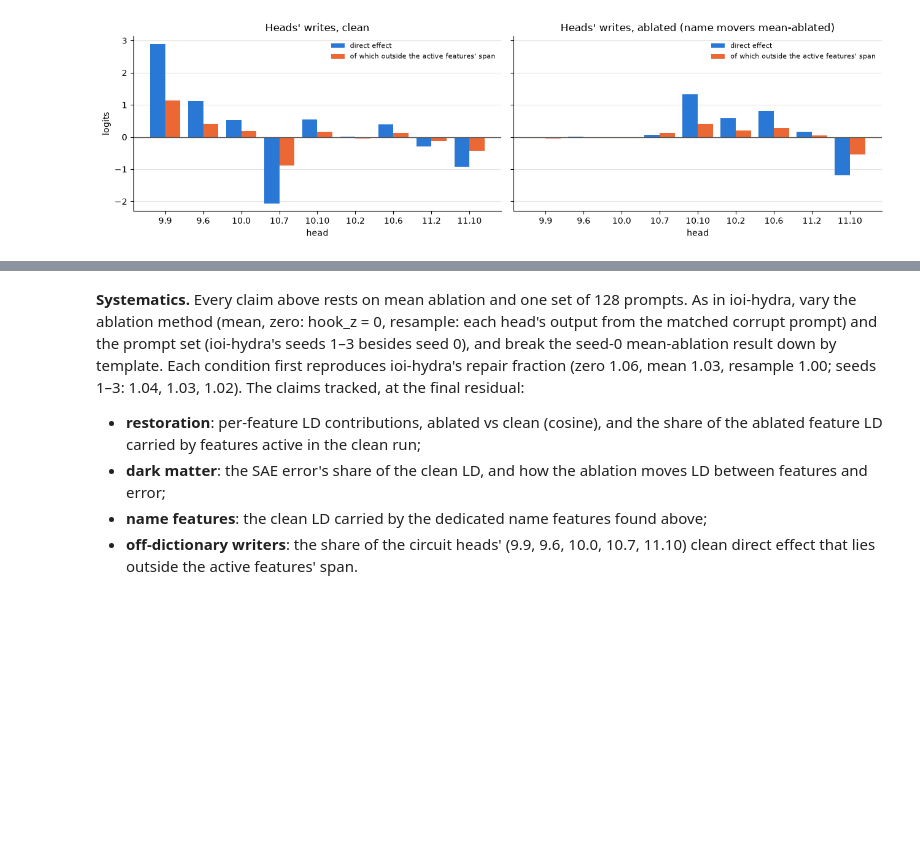
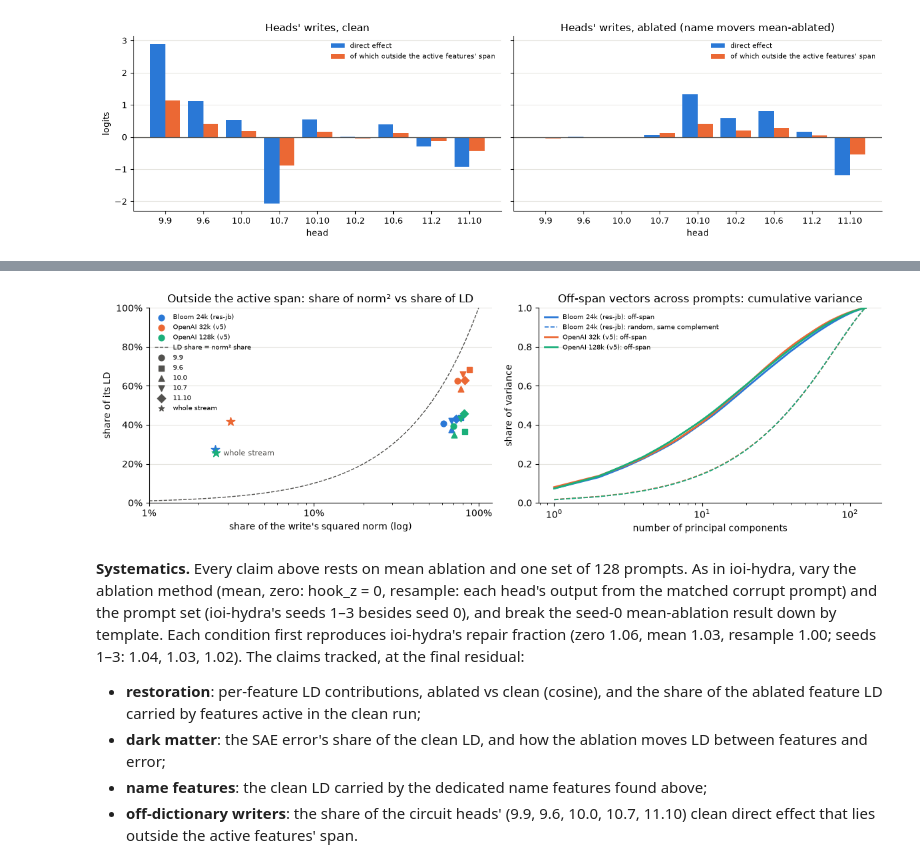
Before and after one commit to rreece/gpt2-atlas, a Jupyter notebook: notebooks/atlas.ipynb, the cells around one changed output, grey strips where cells are left out. Cells and saved outputs as stored; diff of their text form; code cells hidden in the pictures; blank space fills up the shorter version.

Commit message:
IOI off-span analysis: the SAEs miss LD because the logit direction is a minor direction of the stream, not one missing feature

```diff
--- a/notebooks/atlas.ipynb
+++ b/notebooks/atlas.ipynb
@@ -1642,0 +1650,89 @@ Bloom 24k (res-jb): each head's direct effect, and the part of it outside the ac
+# %%
+CIRC = ["9.9", "9.6", "10.0", "10.7", "11.10"]  # the name movers and the two brakes
+
+def span_basis(sae_L, x):
+    a = sae_L.encode(x)
+    sae_L.decode(a)
+    W = sae_L.W_dec.detach()
+    return [torch.linalg.qr(torch.cat([W[a[i] != 0], sae_L.b_dec.detach()[None]]).T)[0] for i in range(len(x))]
+
+def ratio_ci(num, den, n_boot=5000, seed=0):
+    """Ratio of totals over prompts, with a bootstrap interval."""
+    num, den = np.asarray(num), np.asarray(den)
+    idx = np.random.default_rng(seed).integers(0, len(num), (n_boot, len(num)))
+    r = num[idx].sum(1) / den[idx].sum(1)
+    return num.sum() / den.sum(), np.quantile(r, 0.025), np.quantile(r, 0.975)
+
+x12, d12 = clean_run["resid"][12], clean_run["d"]
+sc12 = (x12.pow(2).mean(-1) + eps).sqrt()
+comps12 = ioi.components(clean_run)
+w_io = hf_model.model.ln_f.weight.detach().cpu() * hf_model.model.wte.weight.detach().cpu()[ds.io]
+w_s = hf_model.model.ln_f.weight.detach().cpu() * hf_model.model.wte.weight.detach().cpu()[ds.s]
+gen = torch.Generator().manual_seed(0)
+offspan_rows, pca_curves = [], {}
+for dname, rel in DICTS.items():
+    sae_L = load_sae(rel, sae_id_for(rel, 12), "cpu")
+    Qs = span_basis(sae_L, x12)
+    perp = lambda i, v: v - Qs[i] @ (Qs[i].T @ v)
+    for k in CIRC + ["whole stream"]:
+        c = x12 if k == "whole stream" else comps12[k]
+        po = torch.stack([perp(i, c[i]) for i in range(len(c))])
+        pi = c - po
+        ld_off, ld_all = (po * d12).sum(-1) / sc12, (c * d12).sum(-1) / sc12
+        n2 = (po * po).sum(-1) / (c * c).sum(-1)
+        cos = lambda v: ((v * d12).sum(-1) / (v.norm(dim=-1) * d12.norm(dim=-1))).mean().item()
+        null = np.mean([float(perp(i, d12[i]).norm() / d12[i].norm() / np.sqrt(768 - Qs[i].shape[1])) for i in range(len(c))])
+        ld_share = ratio_ci(ld_off.numpy(), ld_all.numpy())
+        offspan_rows.append({"dictionary": dname, "component": k, "norm2_off": float(n2.mean()), "ld_off": ld_share,
+                             "cos_off": cos(po), "cos_in": cos(pi), "cos_random": null,
+                             "io_up": float(((po * w_io).sum(-1) / sc12).mean()), "s_up": float(((po * w_s).sum(-1) / sc12).mean())})
+        if k == "whole stream":
+            R = po
+            Z = torch.stack([perp(i, torch.randn(768, generator=gen)) for i in range(len(c))])
+            Z = Z * (R.norm(dim=-1) / Z.norm(dim=-1))[:, None]
+            pca_curves[dname] = {name: (torch.linalg.svdvals(M - M.mean(0)) ** 2).cumsum(0) / (torch.linalg.svdvals(M - M.mean(0)) ** 2).sum()
+                                 for name, M in (("off-span", R), ("random", Z))}
+    del sae_L
+osd = pd.DataFrame(offspan_rows)
+print("dictionary           component      norm² off-span   LD off-span [95%]          cos with d: off-span / in-span / random")
+for r_ in osd.itertuples():
+    print(f"{r_.dictionary:19s}  {r_.component:12s} {r_.norm2_off:12.1%}   {r_.ld_off[0]:5.0%} [{r_.ld_off[1]:4.0%}, {r_.ld_off[2]:4.0%}]"
+          f"          {r_.cos_off:+.3f} / {r_.cos_in:+.3f} / {r_.cos_random:.3f}")
+ws = osd[osd.component == "whole stream"]
+print("\nthe whole stream's off-span part, per dictionary: LD density (LD share / norm² share), and what it does to each name's logit")
+for r_ in ws.itertuples():
+    print(f"  {r_.dictionary:19s} density {r_.ld_off[0] / r_.norm2_off:4.0f}x;  raises the IO logit by {r_.io_up:+.2f} and the S logit by {r_.s_up:+.2f}")
+print("\nPCA of the whole stream's off-span vectors across prompts: share of variance in the top 1 / 5 / 20 components")
+for dname, cur in pca_curves.items():
+    print(f"  {dname:19s} off-span {cur['off-span'][0]:.0%} / {cur['off-span'][4]:.0%} / {cur['off-span'][19]:.0%};   "
+          f"random in the same complements {cur['random'][0]:.0%} / {cur['random'][4]:.0%} / {cur['random'][19]:.0%}")
+
+fig, axes = plt.subplots(1, 2, figsize=(12, 3.9))
+markers = {"9.9": "o", "9.6": "s", "10.0": "^", "10.7": "v", "11.10": "D", "whole stream": "*"}
+for i, dname in enumerate(DICTS):
+    g_ = osd[osd.dictionary == dname]
+    for r_ in g_.itertuples():
+        axes[0].scatter(r_.norm2_off, r_.ld_off[0], marker=markers[r_.component], s=90 if r_.component == "whole stream" else 40,
+                        color=C[i], zorder=3, label=dname if r_.component == "9.9" else None)
+        if dname == "OpenAI 128k (v5)" and r_.component == "whole stream":
+            axes[0].annotate("whole stream", (r_.norm2_off, r_.ld_off[0]), xytext=(8, -3), textcoords="offset points", fontsize=8, color=INK2)
+    cur = pca_curves[dname]
+    k_ = np.arange(1, len(cur["off-span"]) + 1)
+    axes[1].plot(k_, cur["off-span"], color=C[i], lw=2, label=f"{dname}: off-span")
+    axes[1].plot(k_, cur["random"], color=C[i], lw=1.2, ls="--", label=f"{dname}: random, same complement" if i == 0 else None)
+g_x = np.geomspace(0.01, 1, 50)
+axes[0].plot(g_x, g_x, color=INK2, lw=1, ls="--", label="LD share = norm² share")
+for k, m in markers.items():
+    axes[0].scatter([], [], marker=m, color=INK2, s=40, label=k)
+axes[0].set(xscale="log", xlim=(0.01, 1.2), ylim=(0, 1), title="Outside the active span: share of norm² vs share of LD",
+            xlabel="share of the write's squared norm (log)", ylabel="share of its LD")
+axes[0].xaxis.set_major_formatter(plt.matplotlib.ticker.PercentFormatter(1.0))
+axes[0].yaxis.set_major_formatter(plt.matplotlib.ticker.PercentFormatter(1.0))
+axes[1].set(xscale="log", ylim=(0, 1), title="Off-span vectors across prompts: cumulative variance",
+            xlabel="number of principal components", ylabel="share of variance")
+for ax in axes:
+    ax.legend(frameon=False, fontsize=7)
+    tidy(ax)
+plt.tight_layout()
+save(fig, "results_ioi_offspan")
+# %% [output]
@@ -1643,3 +1760,4 @@ Bloom 24k (res-jb): each head's direct effect, and the part of it outside the ac
+[figure, added]
 # %% [markdown]
 **Systematics.** Every claim above rests on mean ablation and one set of 128 prompts. As in ioi-hydra, vary the
 ablation method (mean, zero: hook_z = 0, resample: each head's output from the matched corrupt prompt) and the prompt
```
Also changed, not shown: parts of 3 cells of this notebook, 3 other files.
